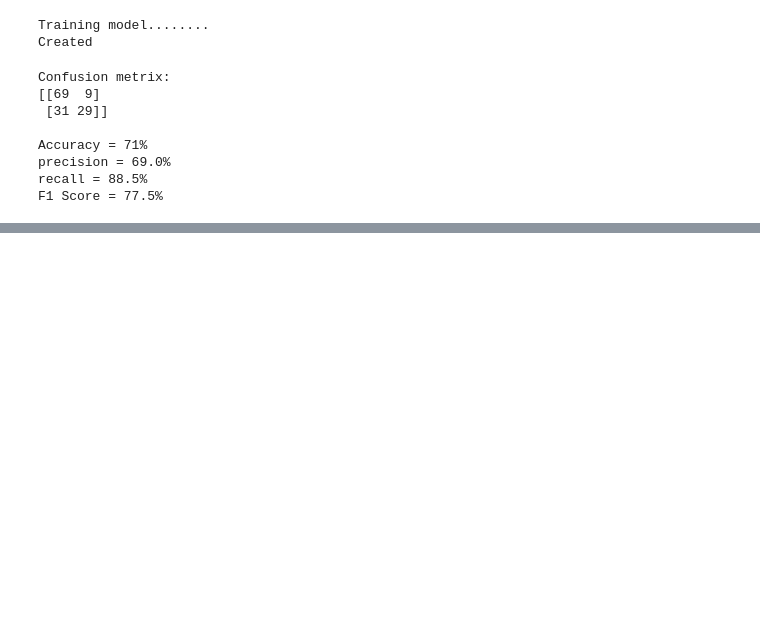
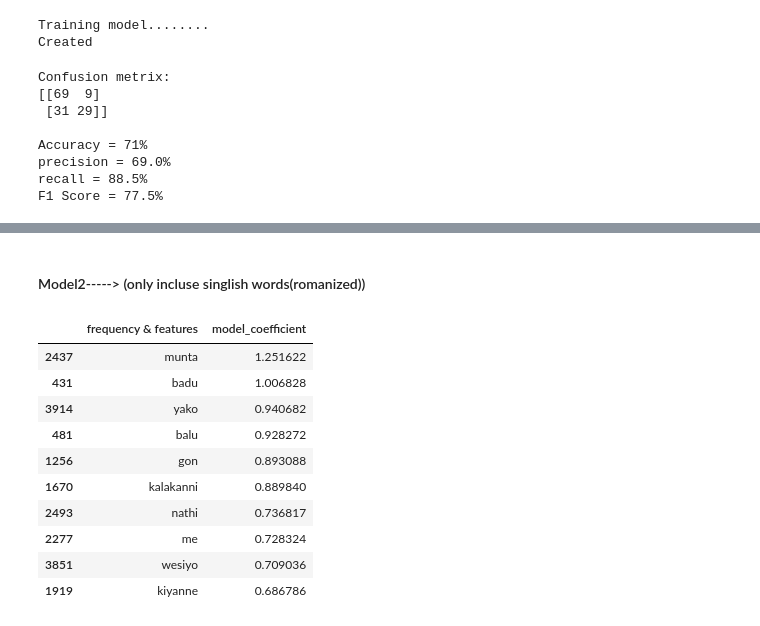
Before and after one commit to chashikajw/sinhala-hate-speech-detection, a Jupyter notebook: sinhala_hatespeech_detection.ipynb, the cells around one changed output, grey strips where cells are left out. Saved outputs shown, nothing was run; the diff lists cells and outputs as text; code cells hidden in the pictures; blank space fills up the shorter version.

```diff
--- a/sinhala_hatespeech_detection.ipynb
+++ b/sinhala_hatespeech_detection.ipynb
@@ -516,0 +548,16 @@ F1 Score = 77.5%
+# %% [markdown]
+#### Model2-----> (only incluse singlish words(romanized))
+# %%
+get_important_words(vocab2, ml_model_before_2)
+# %% [output]
+|  | frequency & features | model_coefficient |
+| 2437 | munta | 1.251622 |
+| 431 | badu | 1.006828 |
+| 3914 | yako | 0.940682 |
+| 481 | balu | 0.928272 |
+| 1256 | gon | 0.893088 |
+| 1670 | kalakanni | 0.889840 |
+| 2493 | nathi | 0.736817 |
+| 2277 | me | 0.728324 |
+| 3851 | wesiyo | 0.709036 |
+| 1919 | kiyanne | 0.686786 |
```
Also changed, not shown: parts of 10 cells of this notebook.
